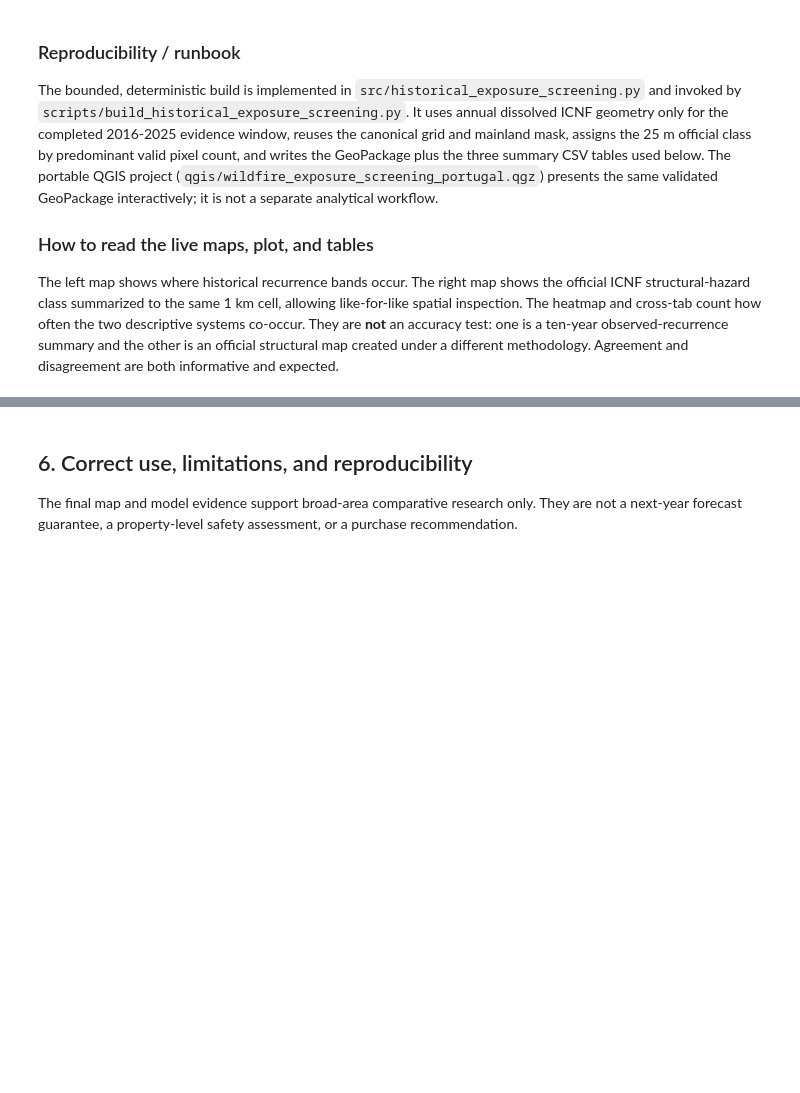
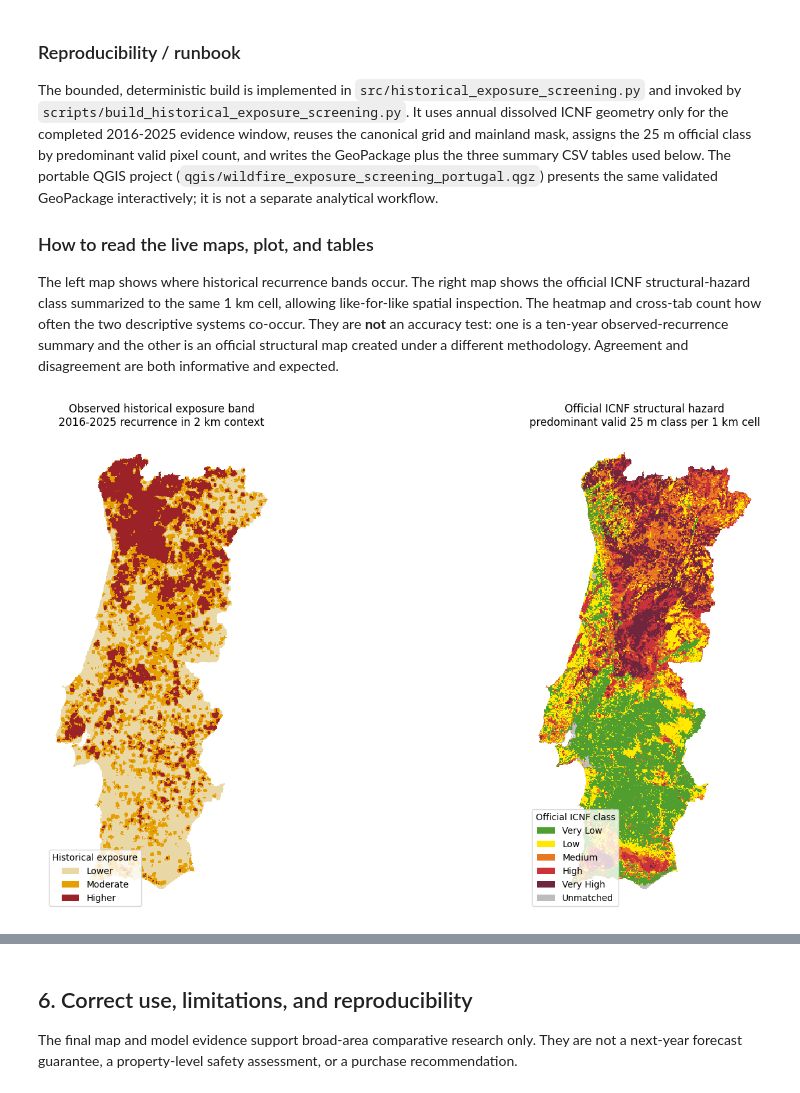
Before and after one commit to serhii-diadechko-git/wildfire_property_screening_portugal, a Jupyter notebook: notebooks/06_final_charts.ipynb, the cells around one changed output, grey strips where cells are left out. Drawn from its saved outputs; the diff is of its cells as text; code cells hidden in the pictures; blank space fills up the shorter version.

Commit message:
Refactor historical GIS reporting for final notebook.

```diff
--- a/notebooks/06_final_charts.ipynb
+++ b/notebooks/06_final_charts.ipynb
@@ -289,74 +334,31 @@ The bounded, deterministic build is implemented in `src/historical_exposure_scre
 
 The left map shows where historical recurrence bands occur. The right map shows the official ICNF structural-hazard class summarized to the same 1 km cell, allowing like-for-like spatial inspection. The heatmap and cross-tab count how often the two descriptive systems co-occur. They are **not** an accuracy test: one is a ten-year observed-recurrence summary and the other is an official structural map created under a different methodology. Agreement and disagreement are both informative and expected.
 # %%
-import geopandas as gpd
 import matplotlib.pyplot as plt
-from matplotlib.patches import Patch
 
-screening_path = PROJECT_ROOT / 'data/processed/spatial_outputs/historical_residential_wildfire_exposure_screening.gpkg'
-band_summary_path = PROJECT_ROOT / 'reports/tables/historical_exposure_band_summary.csv'
-hazard_summary_path = PROJECT_ROOT / 'reports/tables/icnf_hazard_class_summary.csv'
-crosstab_path = PROJECT_ROOT / 'reports/tables/historical_exposure_band_by_icnf_hazard_class.csv'
-for path in (screening_path, band_summary_path, hazard_summary_path, crosstab_path):
-    assert path.is_file(), path
-
-screening = gpd.read_file(screening_path, layer='historical_exposure_screening')
-required_screening_columns = {
-    'cell_id', 'history_start_year', 'history_end_year', 'fire_years_history_10y_2km',
-    'historical_exposure_band', 'official_icnf_hazard_class', 'geometry',
-}
-assert required_screening_columns.issubset(screening.columns)
-assert len(screening) == 89_112 and screening.cell_id.is_unique and str(screening.crs) == 'EPSG:3763'
-assert screening.history_start_year.eq(2016).all() and screening.history_end_year.eq(2025).all()
-
-historical_order = ['lower', 'moderate', 'higher']
-hazard_order = ['very_low', 'low', 'medium', 'high', 'very_high', 'unmatched']
-historical_colours = {'lower': '#E9D8A6', 'moderate': '#E69F00', 'higher': '#9B2226'}
-hazard_colours = {'very_low': '#509E2F', 'low': '#FFE900', 'medium': '#E87722', 'high': '#CB333B', 'very_high': '#6F263D', 'unmatched': '#BDBDBD'}
-
-fig, axes = plt.subplots(1, 2, figsize=(15, 8), constrained_layout=True)
-for value in historical_order:
-    screening.loc[screening.historical_exposure_band.eq(value)].plot(ax=axes[0], color=historical_colours[value], linewidth=0)
-axes[0].set_title('Observed historical exposure band\n2016-2025 recurrence in 2 km context')
-axes[0].axis('off')
-axes[0].legend(handles=[Patch(facecolor=historical_colours[value], label=value.replace('_', ' ').title()) for value in historical_order], loc='lower left', title='Historical exposure')
-
-for value in hazard_order:
-    screening.loc[screening.official_icnf_hazard_class.eq(value)].plot(ax=axes[1], color=hazard_colours[value], linewidth=0)
-axes[1].set_title('Official ICNF structural hazard\npredominant valid 25 m class per 1 km cell')
-axes[1].axis('off')
-axes[1].legend(handles=[Patch(facecolor=hazard_colours[value], label=value.replace('_', ' ').title()) for value in hazard_order], loc='lower left', title='Official ICNF class')
-display(fig)
-plt.close(fig)
-
-band_summary = pd.read_csv(band_summary_path).set_index('historical_exposure_band').reindex(historical_order).reset_index()
-hazard_summary = pd.read_csv(hazard_summary_path).set_index('official_icnf_hazard_class').reindex(hazard_order).reset_index()
-cross = pd.read_csv(crosstab_path)
-cross_matrix = (
-    cross.pivot(index='historical_exposure_band', columns='official_icnf_hazard_class', values='cell_count')
-    .reindex(index=historical_order, columns=hazard_order, fill_value=0)
-    .fillna(0).astype(int)
+from src.historical_screening_reporting import (
+    historical_screening_display_tables,
+    load_historical_screening_artifacts,
+    plot_historical_and_icnf_maps,
+    plot_historical_icnf_crosstab,
 )
 
-fig, axis = plt.subplots(figsize=(12, 5.5), constrained_layout=True)
-image = axis.imshow(cross_matrix.to_numpy(), cmap='YlOrRd')
-for row in range(cross_matrix.shape[0]):
-    for column in range(cross_matrix.shape[1]):
-        value = cross_matrix.iat[row, column]
-        axis.text(column, row, f'{value:,}', ha='center', va='center', fontsize=10, color='white' if value > cross_matrix.to_numpy().max() * 0.58 else '#202020')
-axis.set_xticks(range(len(hazard_order)), [value.replace('_', ' ').title() for value in hazard_order])
-axis.set_yticks(range(len(historical_order)), [value.title() for value in historical_order])
-axis.set_xlabel('Official ICNF structural hazard class (predominant valid 25 m class per 1 km cell)')
-axis.set_ylabel('Historical exposure band (2016-2025 recurrence in 2 km context)')
-axis.set_title('Historical exposure × official ICNF structural hazard\nCell counts; descriptive comparison, not an accuracy assessment')
-colourbar = fig.colorbar(image, ax=axis, shrink=0.82)
-colourbar.set_label('1 km cells')
-display(fig)
-plt.close(fig)
+historical_artifacts = load_historical_screening_artifacts(PROJECT_ROOT)
 
+figure = plot_historical_and_icnf_maps(historical_artifacts.screening)
+display(figure)
+plt.close(figure)
+
+figure = plot_historical_icnf_crosstab(historical_artifacts.cross_matrix)
+display(figure)
+plt.close(figure)
+
+band_summary, hazard_summary, cross_matrix = historical_screening_display_tables(historical_artifacts)
 print('Historical exposure-band distribution')
-display(band_summary.assign(share_of_cells=lambda frame: frame.share_of_cells.map('{:.2%}'.format)))
+display(band_summary)
 print('Official ICNF structural-hazard distribution')
-display(hazard_summary.assign(share_of_cells=lambda frame: frame.share_of_cells.map('{:.2%}'.format)))
+display(hazard_summary)
 print('Historical exposure band by official ICNF structural-hazard class (1 km cell counts)')
 display(cross_matrix)
+# %% [output]
+[figure, added]
```
Also changed, not shown: parts of 9 cells of this notebook, 2 other files.
